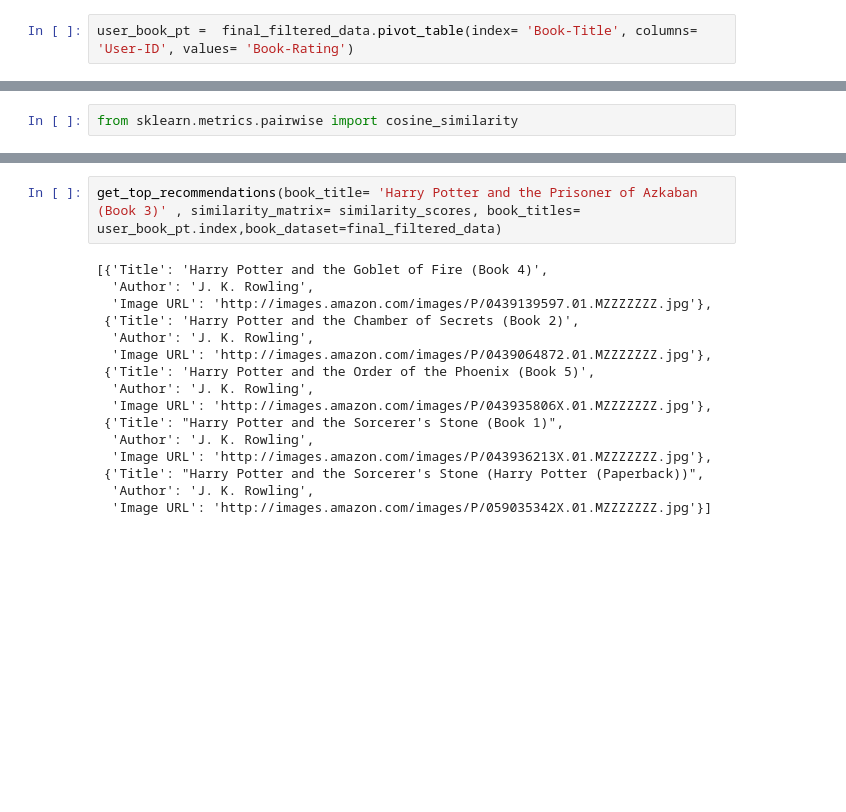
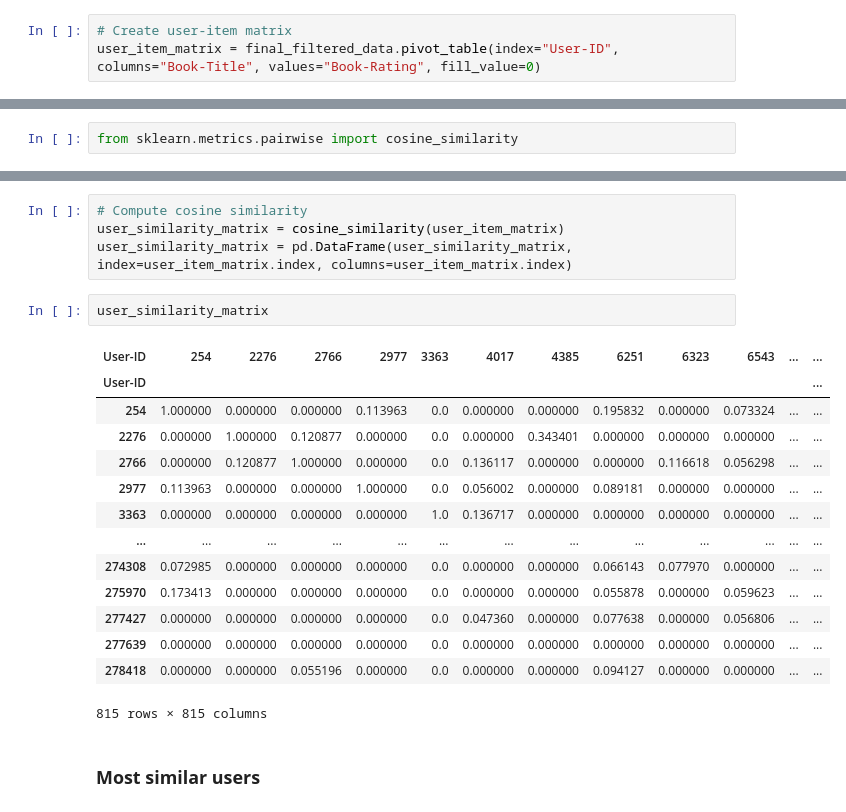
Before and after one commit to Ayush-dhabale/Books-Recommendation-System-, a Jupyter notebook: notebooks/recommendationsystem.ipynb, the cells around one changed output, grey strips where cells are left out. Saved outputs shown, nothing was run; the diff lists cells and outputs as text; blank space fills up the shorter version.

Commit message:
recommendations

```diff
--- a/notebooks/recommendationsystem.ipynb
+++ b/notebooks/recommendationsystem.ipynb
@@ -379,2 +216,3 @@ final_filtered_data
 # %%
-user_book_pt =  final_filtered_data.pivot_table(index= 'Book-Title', columns= 'User-ID', values= 'Book-Rating')
+# Create user-item matrix
+user_item_matrix = final_filtered_data.pivot_table(index="User-ID", columns="Book-Title", values="Book-Rating", fill_value=0)
@@ -527,18 +366,23 @@ def get_top_recommendations(book_title, similarity_matrix, book_titles, book_dat
-# %%
-get_top_recommendations(book_title= 'Harry Potter and the Prisoner of Azkaban (Book 3)' , similarity_matrix= similarity_scores, book_titles= user_book_pt.index,book_dataset=final_filtered_data)
-# %% [output]
-[{'Title': 'Harry Potter and the Goblet of Fire (Book 4)',
-  'Author': 'J. K. Rowling',
-  'Image URL': 'http://images.amazon.com/images/P/0439139597.01.MZZZZZZZ.jpg'},
- {'Title': 'Harry Potter and the Chamber of Secrets (Book 2)',
-  'Author': 'J. K. Rowling',
-  'Image URL': 'http://images.amazon.com/images/P/0439064872.01.MZZZZZZZ.jpg'},
- {'Title': 'Harry Potter and the Order of the Phoenix (Book 5)',
-  'Author': 'J. K. Rowling',
-  'Image URL': 'http://images.amazon.com/images/P/043935806X.01.MZZZZZZZ.jpg'},
- {'Title': "Harry Potter and the Sorcerer's Stone (Book 1)",
-  'Author': 'J. K. Rowling',
-  'Image URL': 'http://images.amazon.com/images/P/043936213X.01.MZZZZZZZ.jpg'},
- {'Title': "Harry Potter and the Sorcerer's Stone (Harry Potter (Paperback))",
-  'Author': 'J. K. Rowling',
-  'Image URL': 'http://images.amazon.com/images/P/059035342X.01.MZZZZZZZ.jpg'}]
+# %%
+# Compute cosine similarity
+user_similarity_matrix = cosine_similarity(user_item_matrix)
+user_similarity_matrix = pd.DataFrame(user_similarity_matrix, index=user_item_matrix.index, columns=user_item_matrix.index)
+# %%
+user_similarity_matrix
+# %% [output]
+| User-ID | 254 | 2276 | 2766 | 2977 | 3363 | 4017 | 4385 | 6251 | 6323 | 6543 | ... | ... |
+| User-ID |  |  |  |  |  |  |  |  |  |  |  | ... |
+| 254 | 1.000000 | 0.000000 | 0.000000 | 0.113963 | 0.0 | 0.000000 | 0.000000 | 0.195832 | 0.000000 | 0.073324 | ... | ... |
+| 2276 | 0.000000 | 1.000000 | 0.120877 | 0.000000 | 0.0 | 0.000000 | 0.343401 | 0.000000 | 0.000000 | 0.000000 | ... | ... |
+| 2766 | 0.000000 | 0.120877 | 1.000000 | 0.000000 | 0.0 | 0.136117 | 0.000000 | 0.000000 | 0.116618 | 0.056298 | ... | ... |
+| 2977 | 0.113963 | 0.000000 | 0.000000 | 1.000000 | 0.0 | 0.056002 | 0.000000 | 0.089181 | 0.000000 | 0.000000 | ... | ... |
+| 3363 | 0.000000 | 0.000000 | 0.000000 | 0.000000 | 1.0 | 0.136717 | 0.000000 | 0.000000 | 0.000000 | 0.000000 | ... | ... |
+| ... | ... | ... | ... | ... | ... | ... | ... | ... | ... | ... | ... | ... |
+| 274308 | 0.072985 | 0.000000 | 0.000000 | 0.000000 | 0.0 | 0.000000 | 0.000000 | 0.066143 | 0.077970 | 0.000000 | ... | ... |
+| 275970 | 0.173413 | 0.000000 | 0.000000 | 0.000000 | 0.0 | 0.000000 | 0.000000 | 0.055878 | 0.000000 | 0.059623 | ... | ... |
+| 277427 | 0.000000 | 0.000000 | 0.000000 | 0.000000 | 0.0 | 0.047360 | 0.000000 | 0.077638 | 0.000000 | 0.056806 | ... | ... |
+| 277639 | 0.000000 | 0.000000 | 0.000000 | 0.000000 | 0.0 | 0.000000 | 0.000000 | 0.000000 | 0.000000 | 0.000000 | ... | ... |
+| 278418 | 0.000000 | 0.000000 | 0.055196 | 0.000000 | 0.0 | 0.000000 | 0.000000 | 0.094127 | 0.000000 | 0.000000 | ... | ... |
+815 rows × 815 columns
+# %% [markdown]
+### **Most similar users**
```
Also changed, not shown: parts of 80 cells of this notebook, 11 other files.
